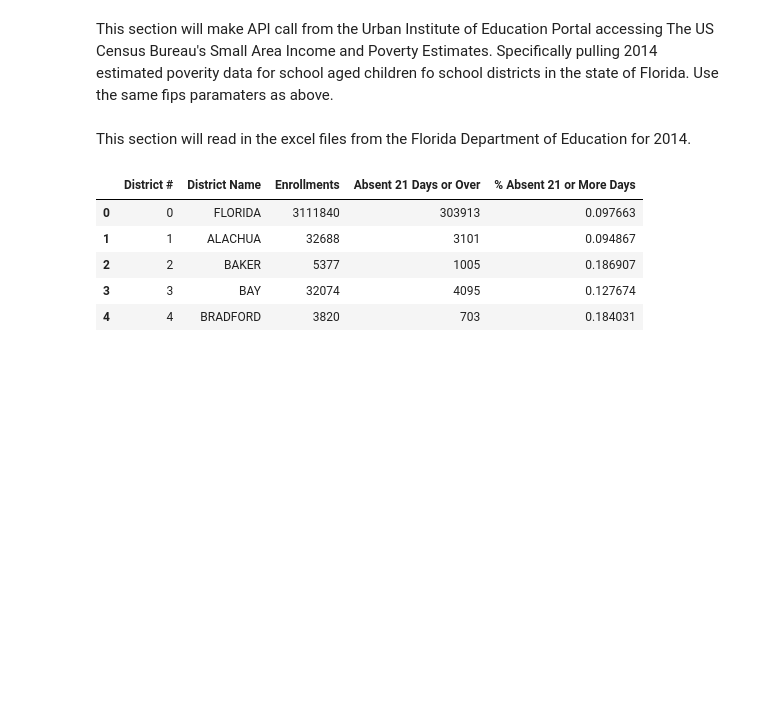
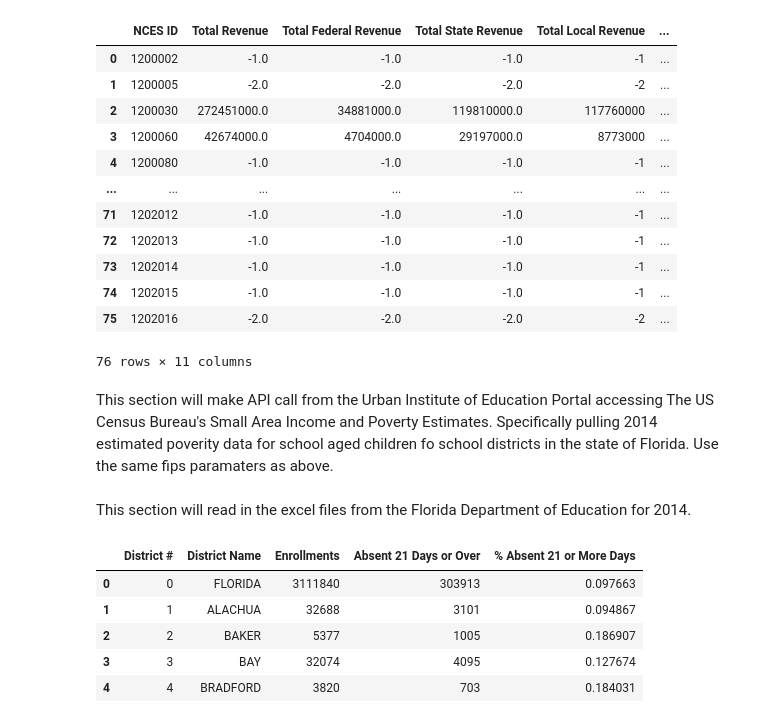
Before and after one commit to jjwilliams11/project1, a Jupyter notebook: Education_Dropout/FL_Education_Dropout_JJ.ipynb, the cells around one changed output. Saved outputs shown, nothing was run; the diff lists cells and outputs as text; code cells hidden in the pictures; blank space fills up the shorter version.

```diff
--- a/Education_Dropout/FL_Education_Dropout_JJ.ipynb
+++ b/Education_Dropout/FL_Education_Dropout_JJ.ipynb
@@ -34,3 +78,67 @@ fl_ccd_finance_data = fl_ccd_finance_response.json()
+# %%
+# Build query URL
+url = "https://educationdata.urban.org/api/v1/school-districts/ccd/finance/"
+year = "2014/"
+state_code = "12"
+
+query_url = f"{url}{year}?fips={state_code}"
+
+# Request data in json and store variable
+fl_ccd_finance_response = requests.get(query_url)
+fl_ccd_finance_data = fl_ccd_finance_response.json()
+
+# Establish the results from the request to loop through below
+results_financial = fl_ccd_finance_data['results']
+
+# Create Lists to store values for the columns
+fin_nces_id = []
+total_rev = []
+fed_total_rev = []
+st_total_rev = []
+loc_total_rev = []
+loc_prop_tax_rev = []
+intruct_staff_exp = []
+general_admin_exp = []
+school_admin_exp = []
+operation_plant_exp = []
+student_transport_exp = []
+
+# Loop through results and store values in appropriate lists
+for result in results_financial:
+    fin_nces_id.append(result['leaid'])
+    total_rev.append(result['rev_total'])
+    fed_total_rev.append(result['rev_fed_total'])
+    st_total_rev.append(result['rev_state_total'])
+    loc_total_rev.append(result['rev_local_total'])
+    loc_prop_tax_rev.append(result['rev_local_prop_tax'])
+    intruct_staff_exp.append(result['exp_current_instruc_staff'])
+    general_admin_exp.append(result['exp_current_general_admin'])
+    school_admin_exp.append(result['exp_current_sch_admin'])
+    operation_plant_exp.append(result['exp_current_operation_plant'])
+    student_transport_exp.append(result['exp_current_student_transport'])
+
+# Create dataframe from results
+fl_ccd_financial = pd.DataFrame({"NCES ID":nces_id, "Total Revenue":total_rev, "Total Federal Revenue":fed_total_rev,
+                                 "Total State Revenue":st_total_rev, "Total Local Revenue":loc_total_rev,
+                                "Local Revenue (Property Tax)":loc_prop_tax_rev, "Total Expense for Instruction Staff":intruct_staff_exp,
+                                "Total Expense for General Admin":general_admin_exp, "Total Expense for School Admin":school_admin_exp,
+                                "Total Expense for Operations":operation_plant_exp, "Total Expense for Student Transportation":student_transport_exp})
+
+fl_ccd_financial
+# %% [output]
+|  | NCES ID | Total Revenue | Total Federal Revenue | Total State Revenue | Total Local Revenue | ... |
+| 0 | 1200002 | -1.0 | -1.0 | -1.0 | -1 | ... |
+| 1 | 1200005 | -2.0 | -2.0 | -2.0 | -2 | ... |
+| 2 | 1200030 | 272451000.0 | 34881000.0 | 119810000.0 | 117760000 | ... |
+| 3 | 1200060 | 42674000.0 | 4704000.0 | 29197000.0 | 8773000 | ... |
+| 4 | 1200080 | -1.0 | -1.0 | -1.0 | -1 | ... |
+| ... | ... | ... | ... | ... | ... | ... |
+| 71 | 1202012 | -1.0 | -1.0 | -1.0 | -1 | ... |
+| 72 | 1202013 | -1.0 | -1.0 | -1.0 | -1 | ... |
+| 73 | 1202014 | -1.0 | -1.0 | -1.0 | -1 | ... |
+| 74 | 1202015 | -1.0 | -1.0 | -1.0 | -1 | ... |
+| 75 | 1202016 | -2.0 | -2.0 | -2.0 | -2 | ... |
+76 rows × 11 columns
 # %% [markdown]
 This section will make API call from the Urban Institute of Education Portal accessing The US Census Bureau's Small Area Income and Poverty Estimates.  Specifically pulling 2014 estimated poverity data for school aged children fo school districts in the state of Florida.  Use the same fips paramaters as above.
 # %%
```
Also changed, not shown: parts of 5 cells of this notebook.
